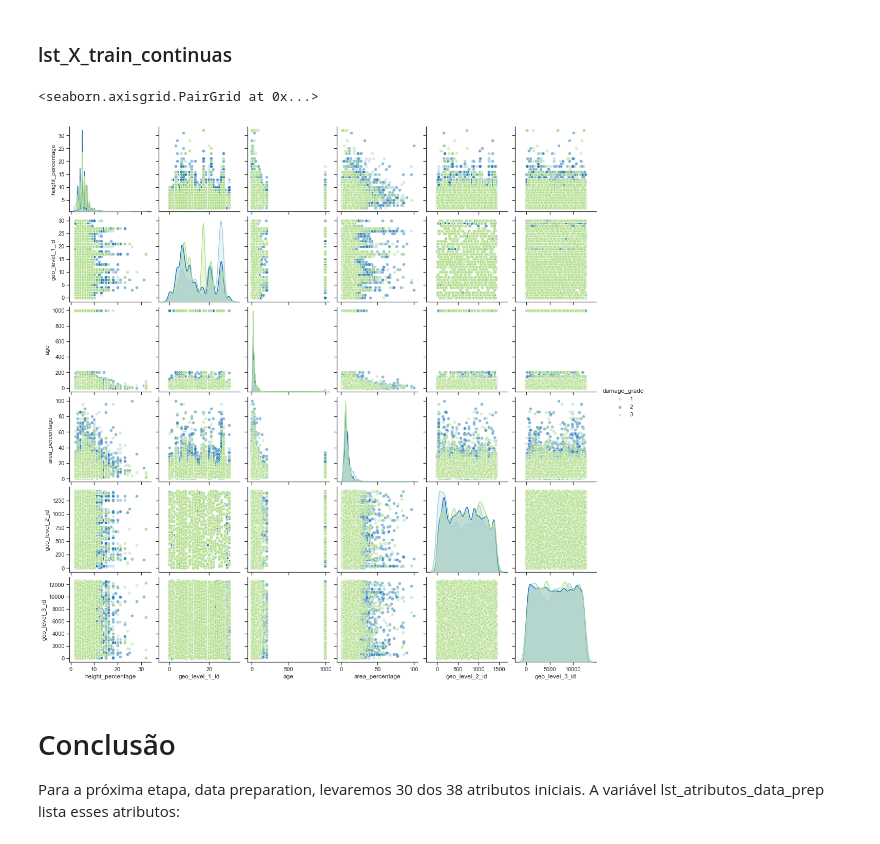
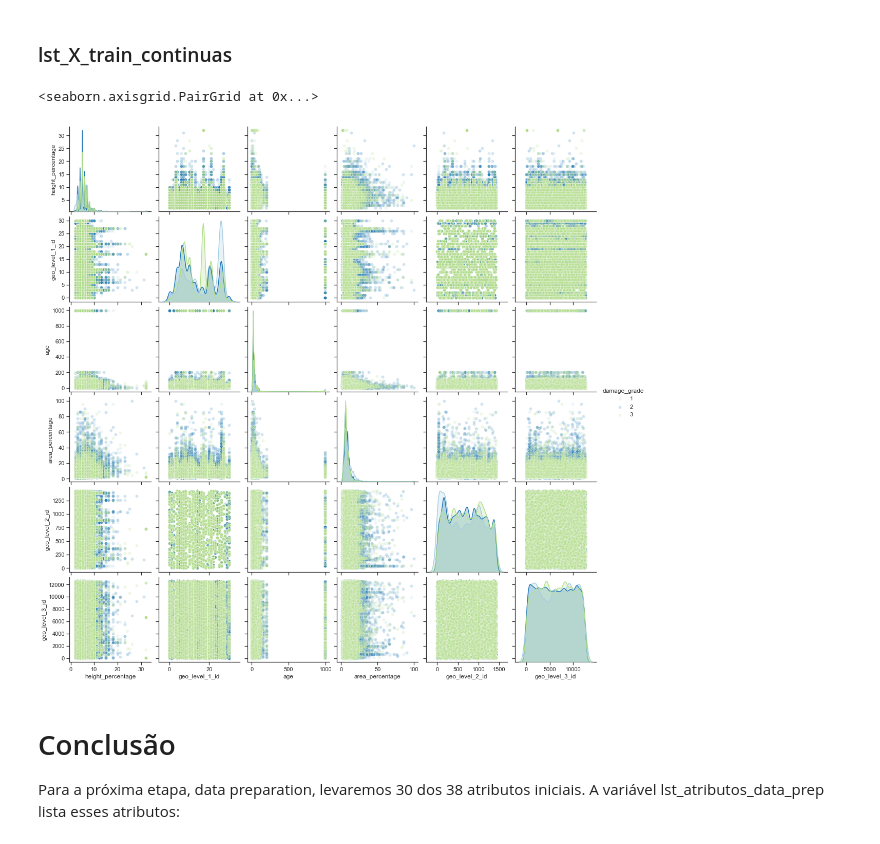
Before and after one commit to Carne-de-Pescoco/Modeling-Earthquake, a Jupyter notebook: notebooks/1_business_understanding_suto.ipynb, the cells around one changed output. Drawn from its saved outputs; the diff is of its cells as text; code cells hidden in the pictures.

```diff
--- a/notebooks/1_business_understanding_suto.ipynb
+++ b/notebooks/1_business_understanding_suto.ipynb
@@ -342,13 +342,13 @@ plt.legend(bbox_to_anchor=(1.5, 1),borderaxespad=0)
 # %%
 df_atributos_continuos = pd.concat([X_train[lst_X_train_continuas], y_train], axis=1)
 
 sns.set(style="ticks")
 sns.set_palette("Paired")
 
-sns.pairplot(df_atributos_continuos, hue="damage_grade", plot_kws={'alpha':0.5})
+sns.pairplot(df_atributos_continuos, hue="damage_grade", plot_kws={'alpha':0.2})
 # %% [output]
 <seaborn.axisgrid.PairGrid at 0x...>
-[figure, old version]
+[figure, new version]
 # %% [markdown]
 # Conclusão
 
```
Also changed, not shown: parts of 1 cell of this notebook, 7 other files.
